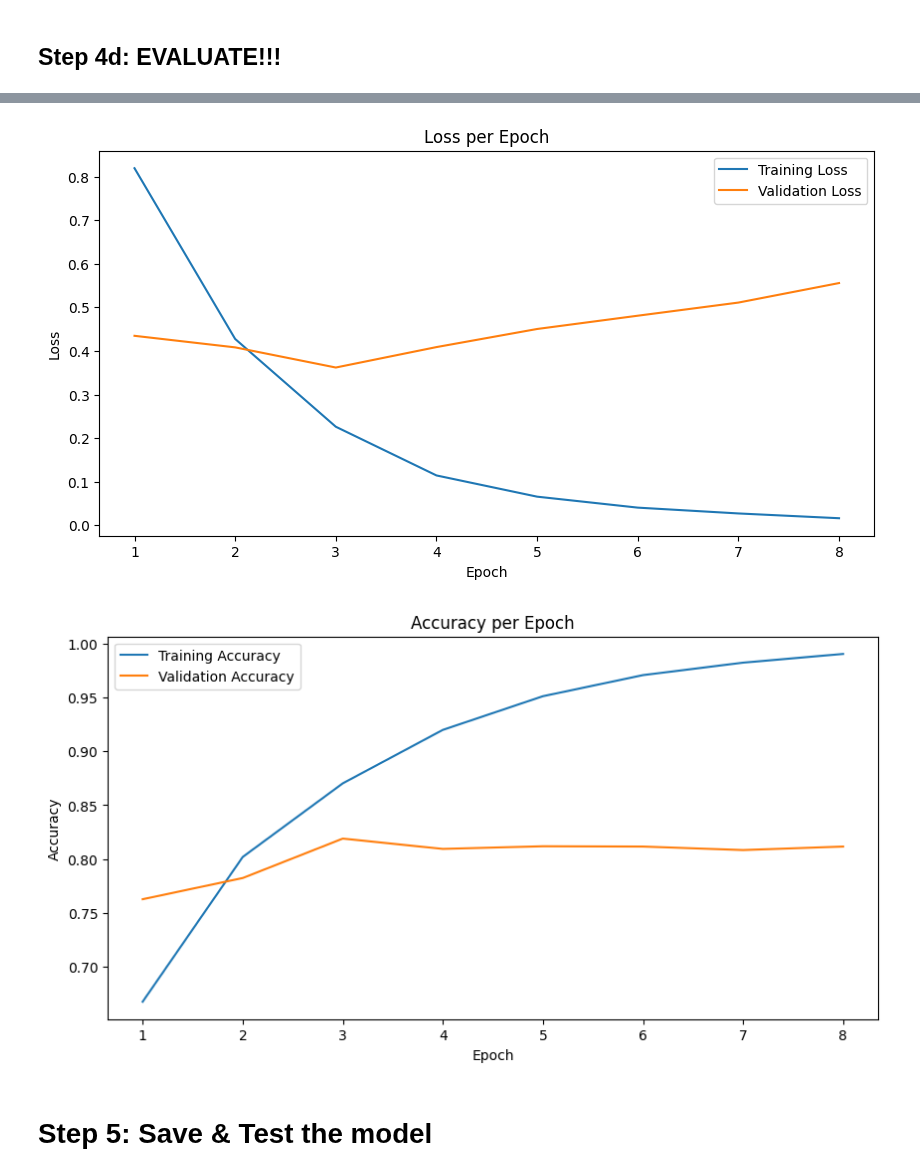
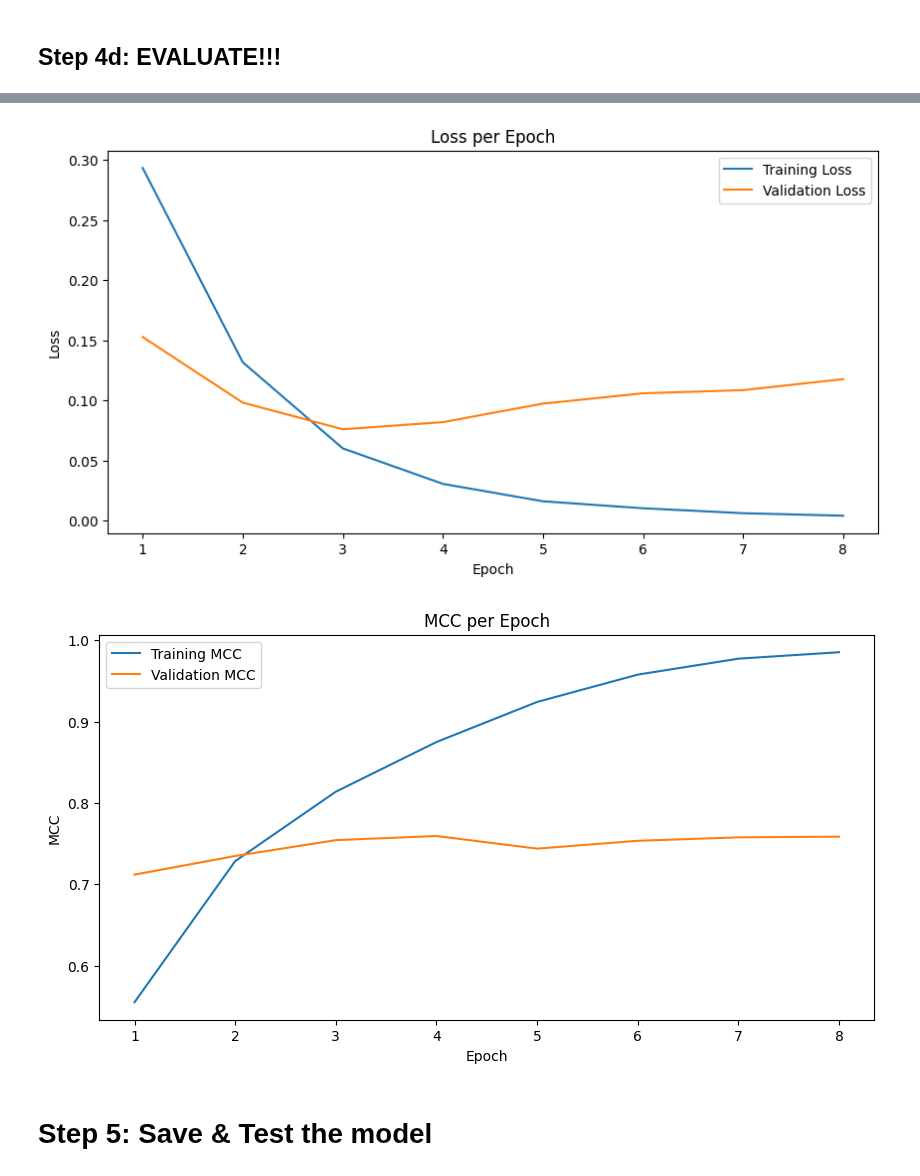
Before and after one commit to HealLink/ML-Model, a Jupyter notebook: notebook_bert_test2.ipynb, the cells around one changed output, grey strips where cells are left out. Cells and saved outputs as stored; diff of their text form; code cells hidden in the pictures.

```diff
--- a/notebook_bert_test2.ipynb
+++ b/notebook_bert_test2.ipynb
@@ -624,9 +669,6 @@ def mcc_metric(y_true, y_pred, num_classes=7):
 # %%
-loss = SparseCategoricalFocalLoss(gamma=2,
-                                  from_logits=True,
-                                #   class_weight=class_weights
-                                  )
-metrics = [mcc_metric, tf.metrics.SparseCategoricalAccuracy()]
+loss = tf.keras.losses.CategoricalFocalCrossentropy(gamma=2, from_logits=True)
+metrics = [MatthewsCorrelationCoefficient(num_classes=CLASS_NUM), tf.keras.metrics.CategoricalAccuracy()]
 
 epochs = 10
 steps_per_epoch = tf.data.experimental.cardinality(train_dataset_final).numpy()
@@ -681,7 +723,7 @@ predictions have shape: (4, 7)
 ## Step 4b: Preparing callbacks
 # %%
 checkpoint_path = data_dir
-checkpoint_model_filepath = checkpoint_path+"/checkpoint.tf"
+checkpoint_model_filepath = checkpoint_path+"/checkpoint_{epoch:02d}.tf"
 checkpoint_num_epoch_filepath = checkpoint_path+"/current_epoch.txt"
 training_log_filepath = checkpoint_path+"/training_log.json"
 # %%
@@ -710,8 +752,8 @@ class CustomCheckpointCallback(tf.keras.callbacks.Callback):
     def __init__(self, epoch_file, log_file):
         self.epoch_file = epoch_file
         self.log_file = log_file
-        self.history = {"epoch": [], "loss": [], "sparse_categorical_accuracy": [], "mcc_metric": [],
-                        "val_loss": [], "val_sparse_categorical_accuracy": [], "val_mcc_metric": []}
+        self.history = {"epoch": [], "loss": [], "categorical_accuracy": [], "matthews_correlation_coefficient": [],
+                        "val_loss": [], "val_categorical_accuracy": [], "val_matthews_correlation_coefficient": []}
 
         # Load history and starting epoch if they exist
         if os.path.exists(self.log_file):
@@ -735,11 +777,11 @@ class CustomCheckpointCallback(tf.keras.callbacks.Callback):
         # Save logs (loss, accuracy, etc.) for plotting
         self.history["epoch"].append(current_epoch)
         self.history["loss"].append(logs.get("loss"))
-        self.history["sparse_categorical_accuracy"].append(logs.get("sparse_categorical_accuracy"))
-        self.history["mcc_metric"].append(logs.get("mcc_metric"))
+        self.history["categorical_accuracy"].append(logs.get("categorical_accuracy"))
+        self.history["matthews_correlation_coefficient"].append(logs.get("matthews_correlation_coefficient"))
         self.history["val_loss"].append(logs.get("val_loss"))
-        self.history["val_sparse_categorical_accuracy"].append(logs.get("val_sparse_categorical_accuracy"))
-        self.history["val_mcc_metric"].append(logs.get("val_mcc_metric"))
+        self.history["val_categorical_accuracy"].append(logs.get("val_categorical_accuracy"))
+        self.history["val_matthews_correlation_coefficient"].append(logs.get("val_matthews_correlation_coefficient"))
 
         # Save history to the log file
         with open(self.log_file, 'w') as f:
@@ -758,12 +800,11 @@ except FileNotFoundError:
 
 # Load saved model
 if start_epoch > 0:
-    classifier_model = tf.keras.models.load_model(checkpoint_model_filepath, custom_objects={
+    classifier_model = tf.keras.models.load_model(checkpoint_path+"/checkpoint_02.tf", custom_objects={
                                                                                                 "Classifier": Classifier,
                                                                                                 "AdamWeightDecay": optimization.AdamWeightDecay,
                                                                                                 "WarmUp": optimization.WarmUp,
-                                                                                                "mcc_metric": mcc_metric,
-                                                                                                "SparseCategoricalFocalLoss" : focal_loss.SparseCategoricalFocalLoss
+                                                                                                "MatthewsCorrelationCoefficient": MatthewsCorrelationCoefficient,
                                                                                             })
     print(f"Loaded model from {checkpoint_model_filepath}")
 # %% [output]
@@ -849,33 +890,33 @@ plt.show()
 # %%
 def plot_graphs(training_log):
     # Load the log file
     with open(training_log, "r") as f:
         history = json.load(f)
 
     # Plot loss
     plt.figure(figsize=(10, 5))
     plt.plot(history["epoch"], history["loss"], label="Training Loss")
     plt.plot(history["epoch"], history["val_loss"], label="Validation Loss")
     plt.title("Loss per Epoch")
     plt.xlabel("Epoch")
     plt.ylabel("Loss")
     plt.legend()
     plt.show()
 
     # Plot accuracy
     plt.figure(figsize=(10, 5))
-    plt.plot(history["epoch"], history["sparse_categorical_accuracy"], label="Training Accuracy")
-    plt.plot(history["epoch"], history["val_sparse_categorical_accuracy"], label="Validation Accuracy")
-    plt.title("Accuracy per Epoch")
+    plt.plot(history["epoch"], history["matthews_correlation_coefficient"], label="Training MCC")
+    plt.plot(history["epoch"], history["val_matthews_correlation_coefficient"], label="Validation MCC")
+    plt.title("MCC per Epoch")
     plt.xlabel("Epoch")
-    plt.ylabel("Accuracy")
+    plt.ylabel("MCC")
     plt.legend()
     plt.show()
 
 plot_graphs(training_log_filepath)
 # %% [output]
-[figure, old version]
+[figure, new version]
-[figure, old version]
+[figure, new version]
 # %% [markdown]
 # Step 5: Save & Test the model
 # %%
```
Also changed, not shown: parts of 23 cells of this notebook.
